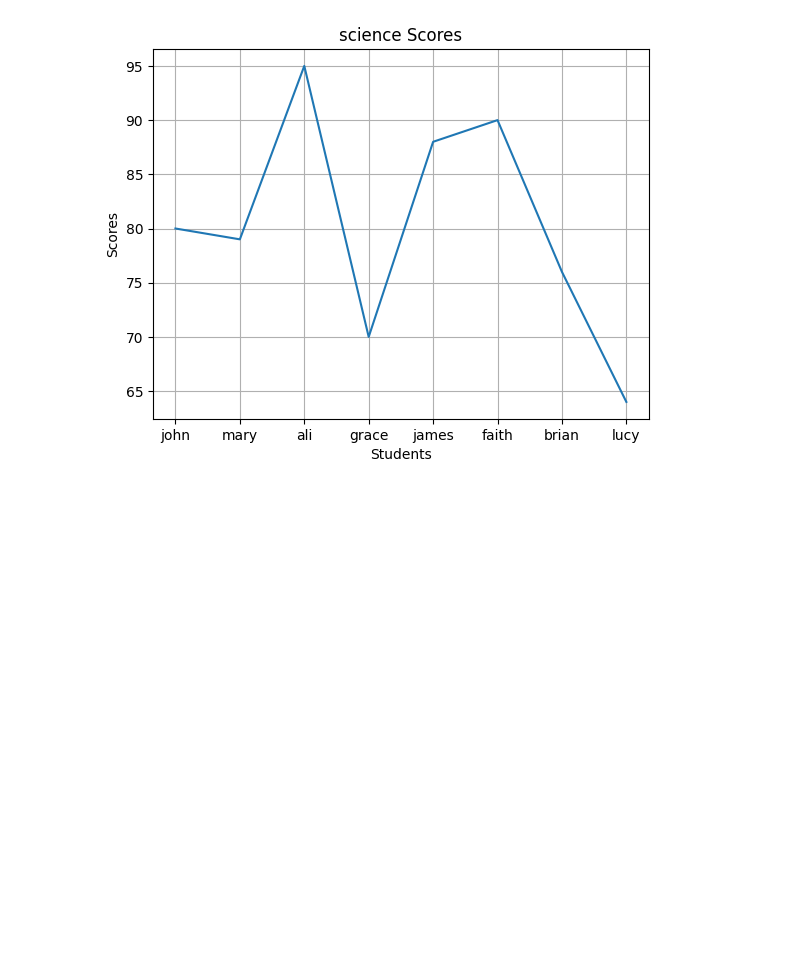
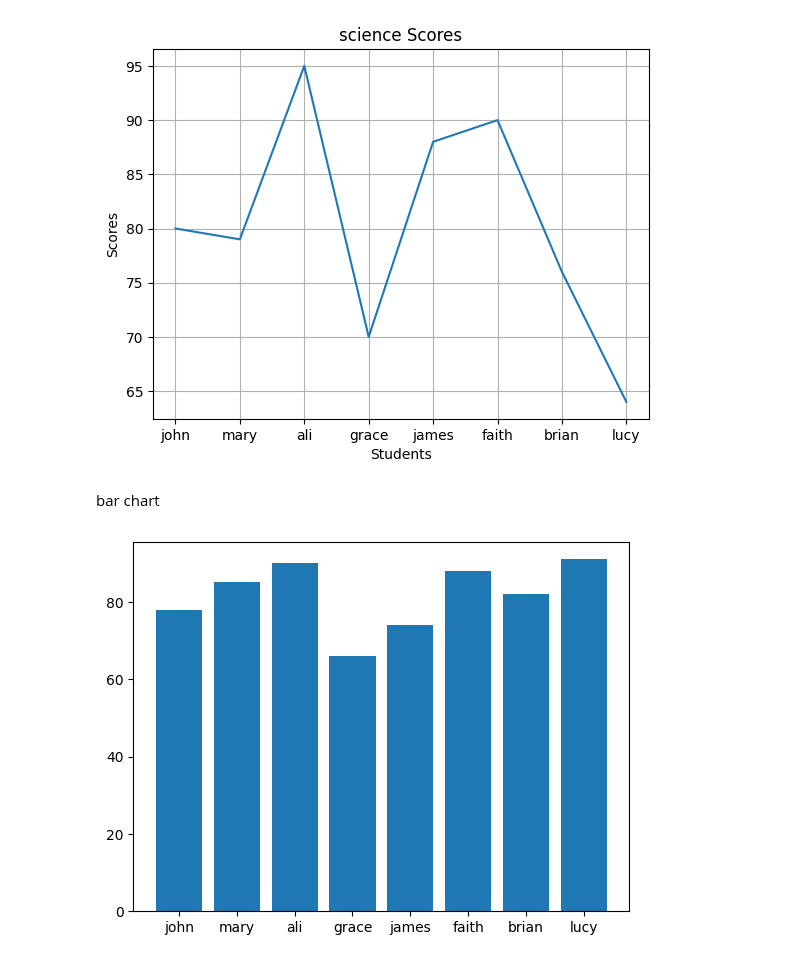
Before and after one commit to princeomarmohamed55/AI-PORTFOLIO-2026, a Jupyter notebook: visualization.ipynb, the cells around one changed output. Saved outputs shown, nothing was run; the diff lists cells and outputs as text; code cells hidden in the pictures; blank space fills up the shorter version.

```diff
--- a/visualization.ipynb
+++ b/visualization.ipynb
@@ -52,3 +52,10 @@ plt.grid()
 plt.show()
 # %% [output]
 [figure]
+# %% [markdown]
+bar chart
+# %%
+plt.bar(students["student"],students["math"])
+plt.show()
+# %% [output]
+[figure, added]
```
Also changed, not shown: parts of 7 cells of this notebook.
